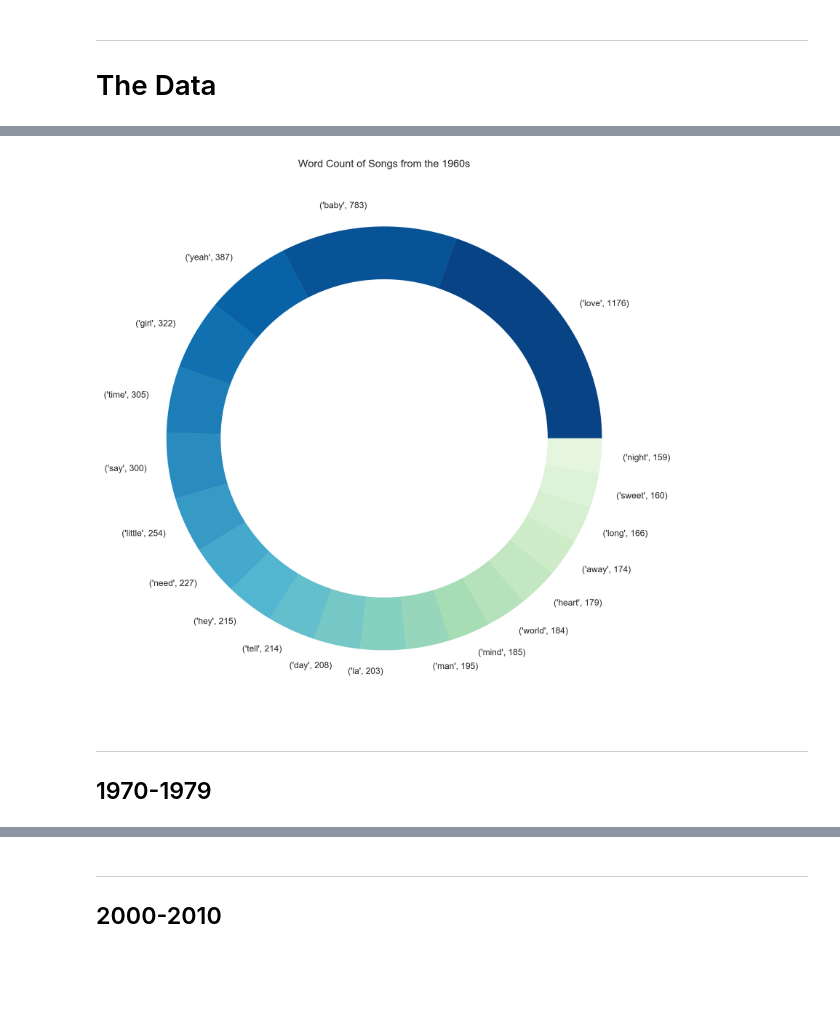
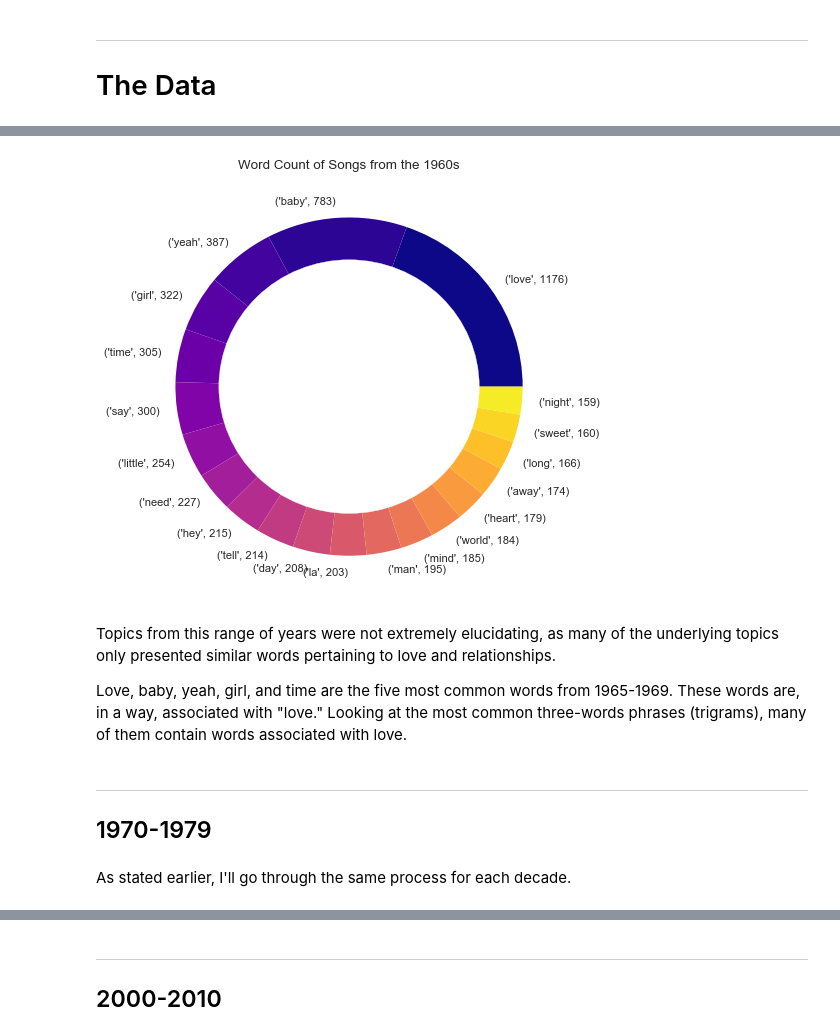
Before and after one commit to jasonsjiang/Notebooks, a Jupyter notebook: billboard-exploration.ipynb, the cells around one changed output, grey strips where cells are left out. Saved outputs shown, nothing was run; the diff lists cells and outputs as text; code cells hidden in the pictures; blank space fills up the shorter version.

Commit message:
annotated, added interactive plots

```diff
--- a/billboard-exploration.ipynb
+++ b/billboard-exploration.ipynb
@@ -88,0 +61,30 @@ Implementing a topic model for the years 1965-1969, the first decade in this ana
+# %%
+def top_20_words(fitted_and_transformed, feature_names):
+    #zipping the feature_names (the words in each song) and fitted_and_transformed (the corresponding count)
+    #which I then sort to have the find the highest count and then take the top 20 words and their counts.
+    sorted_words = sorted(list(zip(feature_names, np.asarray(fitted_and_transformed.sum(axis=0)).ravel())),
+                               key=lambda x: x[1], reverse=True)
+    words, count = [i[0] for i in sorted_words[:20]], [i[1] for i in sorted_words[:20]]
+    return words, count
+
+def plot_top_20(words, count, plot_title):
+    plt.subplots(dpi=300)
+    sns.set(font_scale=1)
+    top_words = pd.DataFrame(data={'Word' : words, 'Count': count}).take([1, 0], axis=1)
+    plt.title(plot_title)
+    sns.barplot(x = top_words['Count'], y=top_words['Word'], palette=("plasma"));
+
+def plot_donut(words, counts, decade ,color=donut_plot_colors):
+    plt.figure(dpi=80, figsize=(7,7))
+    my_circle=plt.Circle((0,0), 0.75, color='white')
+    plt.pie(count1, labels=list(zip(words, counts)), colors=color)
+    p=plt.gcf()
+    p.gca().add_artist(my_circle)
+    plt.title('Word Count of Songs from the '+ str(decade) +'s')
+    plt.show()
+
+def display_scores(vectorizer, tfidf_result):
+    scores = sorted(zip(vectorizer.get_feature_names(), np.asarray(tfidf_result.sum(axis=0)).ravel()),
+                    key=lambda x: x[1], reverse=True)
+    for item in sorted_scores[:20]:
+        print("{0:10} Score: {1}".format(item[0], item[1]))
@@ -127,4 +127,8 @@ plot_top_20(words1, count1, 1960)
-# %%
-from matplotlib import cm
-
-donut_plot_colors = [i for i in cm.GnBu(np.arange(0, 255, 12))][::-1]
+# %%
+count_vec1 = CountVectorizer(max_df=0.95, min_df=2, stop_words=stop)
+cv1 = count_vec1.fit_transform(decade1lyrics)
+cv_fn1 = count_vec1.get_feature_names()
+#decade1LDA = LatentDirichletAllocation(n_components=6, batch_size=29, learning_decay=.7, max_iter=130, learning_method='online').fit(cv1)
+
+words1, count1 = top_20_words(cv1, cv_fn1)
+plot_top_20(words1, count1, 'Most Used Words in Songs From 1965-1969')
@@ -131,16 +146,22 @@ donut_plot_colors = [i for i in cm.GnBu(np.arange(0, 255, 12))][::-1]
 # %%
-plt.figure(dpi=300, figsize=(9, 9))
+plt.figure(dpi=80, figsize=(7, 7))
 my_circle=plt.Circle((0,0), 0.75, color='white')
 plt.pie(count1, labels=list(zip(words1, count1)), colors=donut_plot_colors)
 p=plt.gcf()
 p.gca().add_artist(my_circle)
 plt.title('Word Count of Songs from the 1960s')
 plt.show()
 # %% [output]
-[figure, old version]
+[figure, new version]
+# %% [markdown]
+Topics from this range of years were not extremely elucidating, as many of the underlying topics only presented similar words pertaining to love and relationships.
+
+Love, baby, yeah, girl, and time are the five most common words from 1965-1969. These words are, in a way, associated with "love." Looking at the most common three-words phrases (trigrams), many of them contain words associated with love.
 # %% [markdown]
 ----
 ## 1970-1979
+# %% [markdown]
+As stated earlier, I'll go through the same process for each decade.
 # %%
 decade2lyrics = lyrics[lyrics['Year'].between(1970, 1979, inclusive=True)]['Lyrics'].values
 decade2lyrics = [i for i in decade2lyrics if type(i) == str]
```
Also changed, not shown: parts of 112 cells of this notebook, 1 other file.
